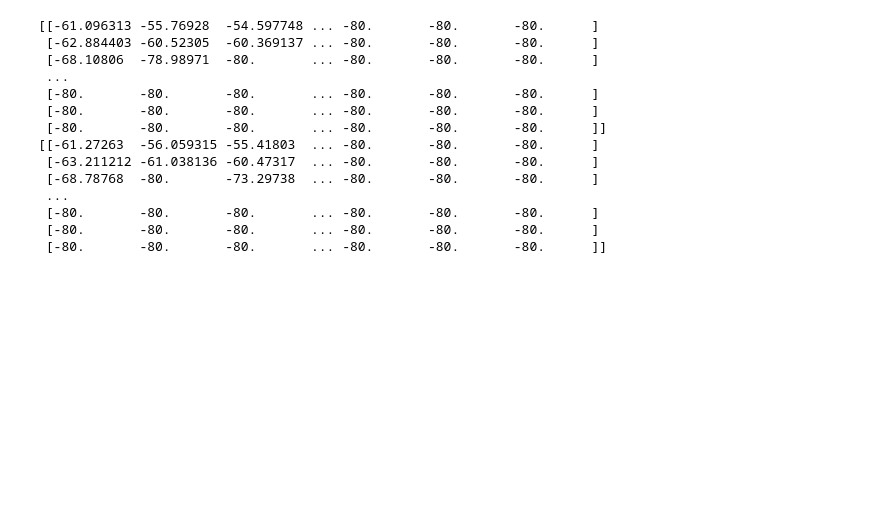
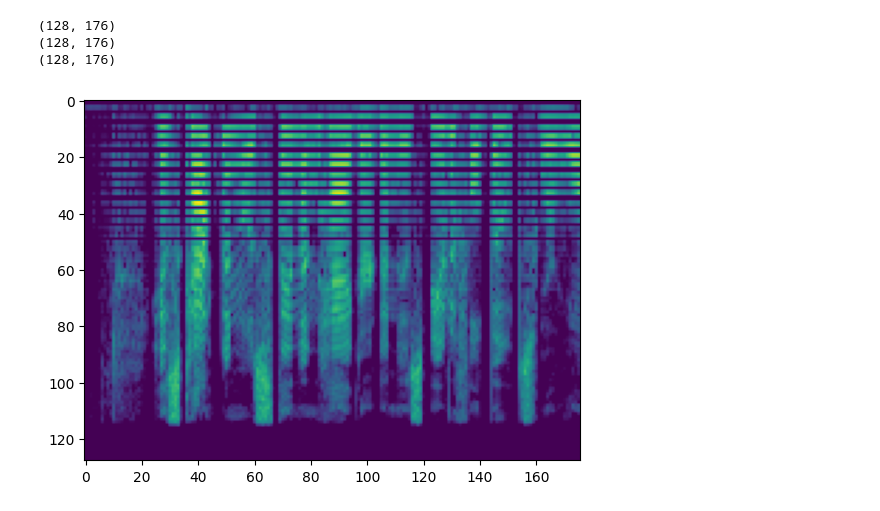
Before and after one commit to cassuci/adf-detector, a Jupyter notebook: 2-autoencoder-experiment.ipynb, the cells around one changed output. Saved outputs shown, nothing was run; the diff lists cells and outputs as text; code cells hidden in the pictures; blank space fills up the shorter version.

Commit message:
more changes to spectrogram functions

```diff
--- a/2-autoencoder-experiment.ipynb
+++ b/2-autoencoder-experiment.ipynb
@@ -18,7 +21,7 @@ import librosa
 import librosa.display
 import matplotlib.pyplot as plt
 
-def audio_to_spectrogram(audio_file_path, max_length=6*22500, sr=22500):
+def audio_to_mel_spectrogram(audio_file_path, max_length=4*22500, sr=22500, n_mels=256):
     # Load the audio file
     y, sr = librosa.load(audio_file_path, sr=sr)
 
@@ -30,10 +33,20 @@ def audio_to_spectrogram(audio_file_path, max_length=6*22500, sr=22500):
         pad_length = max_length - len(y)
         y = np.pad(y, (0, pad_length), mode='constant')
 
-    # Calculate the STFT
-    D = librosa.amplitude_to_db(np.abs(librosa.stft(y)), ref=np.max)
+    # Calculate the Mel spectrogram
+    mel_spectrogram = librosa.feature.melspectrogram(y=y, sr=sr, n_fft=n_mels)
+    mel_spectrogram = librosa.power_to_db(mel_spectrogram, ref=np.max)
 
-    return D
+    return mel_spectrogram
+# %%
+for audio_file in audio_files[:3]:
+    print(audio_to_mel_spectrogram(audio_file).shape)
+    plt.imshow(audio_to_mel_spectrogram(audio_file))
+# %% [output]
+(128, 176)
+(128, 176)
+(128, 176)
+[figure, added]
 # %%
 # Generator function for lazy loading of audio data
 def audio_data_generator(audio_files):
@@ -43,24 +56,6 @@ def audio_data_generator(audio_files):
 # Load a list of audio files
 audio_files_df = pd.read_csv('data_files_summary.csv')
 audio_files = audio_files_df['full_path'].to_list()
-# %%
-for audio_file in audio_files[:2]:
-    print(audio_to_spectrogram(audio_file))
-# %% [output]
-[[-61.096313 -55.76928  -54.597748 ... -80.       -80.       -80.      ]
- [-62.884403 -60.52305  -60.369137 ... -80.       -80.       -80.      ]
- [-68.10806  -78.98971  -80.       ... -80.       -80.       -80.      ]
- ...
- [-80.       -80.       -80.       ... -80.       -80.       -80.      ]
- [-80.       -80.       -80.       ... -80.       -80.       -80.      ]
- [-80.       -80.       -80.       ... -80.       -80.       -80.      ]]
-[[-61.27263  -56.059315 -55.41803  ... -80.       -80.       -80.      ]
- [-63.211212 -61.038136 -60.47317  ... -80.       -80.       -80.      ]
- [-68.78768  -80.       -73.29738  ... -80.       -80.       -80.      ]
- ...
- [-80.       -80.       -80.       ... -80.       -80.       -80.      ]
- [-80.       -80.       -80.       ... -80.       -80.       -80.      ]
- [-80.       -80.       -80.       ... -80.       -80.       -80.      ]]
 # %%
 %%time
 # Create a generator to load and preprocess audio data on-the-fly
```
Also changed, not shown: parts of 16 cells of this notebook.
